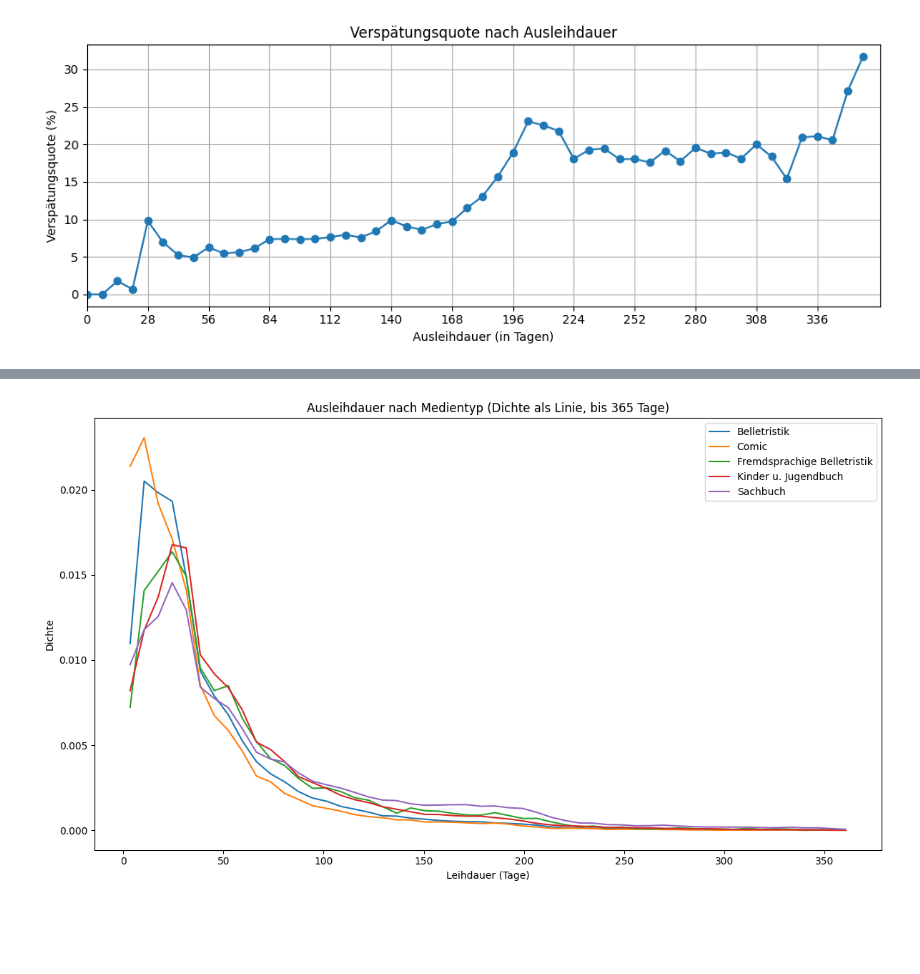
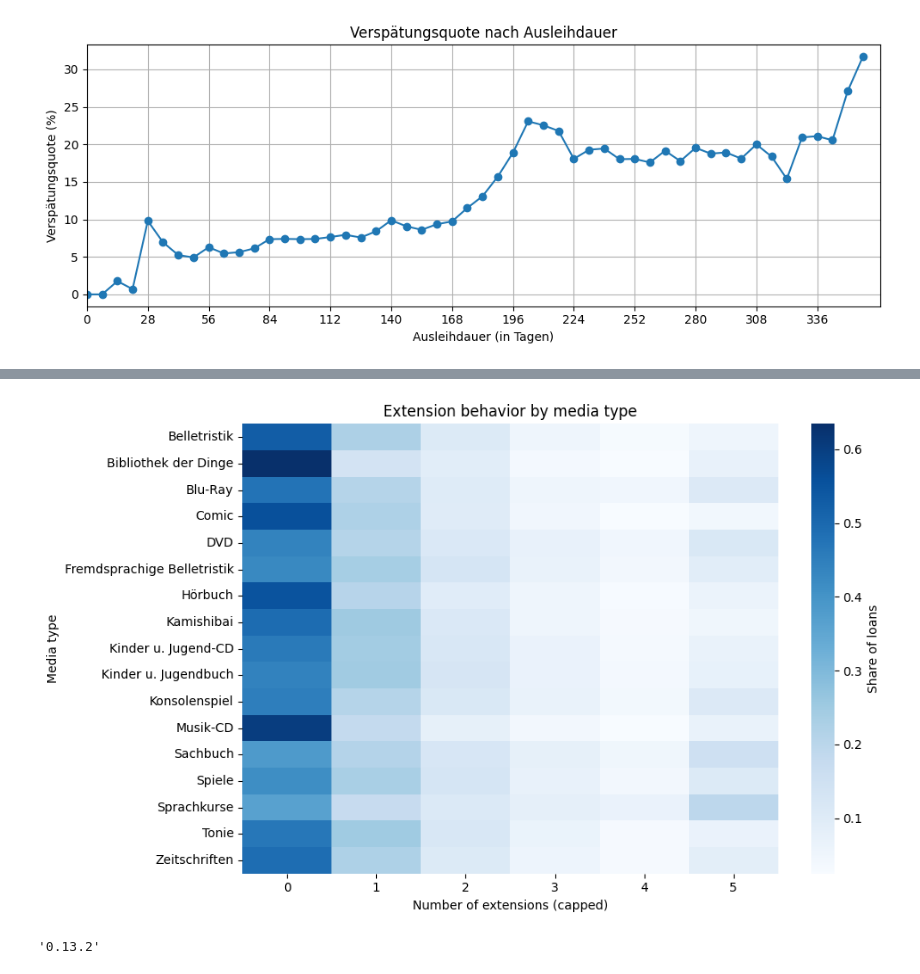
Before and after one commit to RobinAllgeier/Data_Literacy, a Jupyter notebook: notebooks/nr-notebook.ipynb, the cells around one changed output, grey strips where cells are left out. Saved outputs shown, nothing was run; the diff lists cells and outputs as text; code cells hidden in the pictures; blank space fills up the shorter version.

```diff
--- a/notebooks/nr-notebook.ipynb
+++ b/notebooks/nr-notebook.ipynb
@@ -356,16 +370,21 @@ plt.show()
-# %%
-plt.figure(figsize=(12, 7))
-
-for media_type, group in plot_df.groupby("Medientyp"):
-    counts, edges = np.histogram(group["Leihdauer"], bins=bins, density=True)
-    centers = (edges[:-1] + edges[1:]) / 2
-    plt.plot(centers, counts, label=media_type)
-
-plt.title("Ausleihdauer nach Medientyp (Dichte als Linie, bis 365 Tage)")
-plt.xlabel("Leihdauer (Tage)")
-plt.ylabel("Dichte")
-plt.legend()
-plt.tight_layout()
-plt.show()
-# %% [output]
-[figure, removed]
+# %%
+import seaborn as sns
+
+plt.figure(figsize=(10,6))
+sns.heatmap(
+    dist,
+    cmap="Blues",
+    annot=False,
+    cbar_kws={"label": "Share of loans"}
+)
+
+plt.xlabel("Number of extensions (capped)")
+plt.ylabel("Media type")
+plt.title("Extension behavior by media type")
+plt.tight_layout()
+plt.show()
+
+sns.__version__
+# %% [output]
+[figure, added]
+'0.13.2'
```
Also changed, not shown: parts of 12 cells of this notebook, 1 other file.
